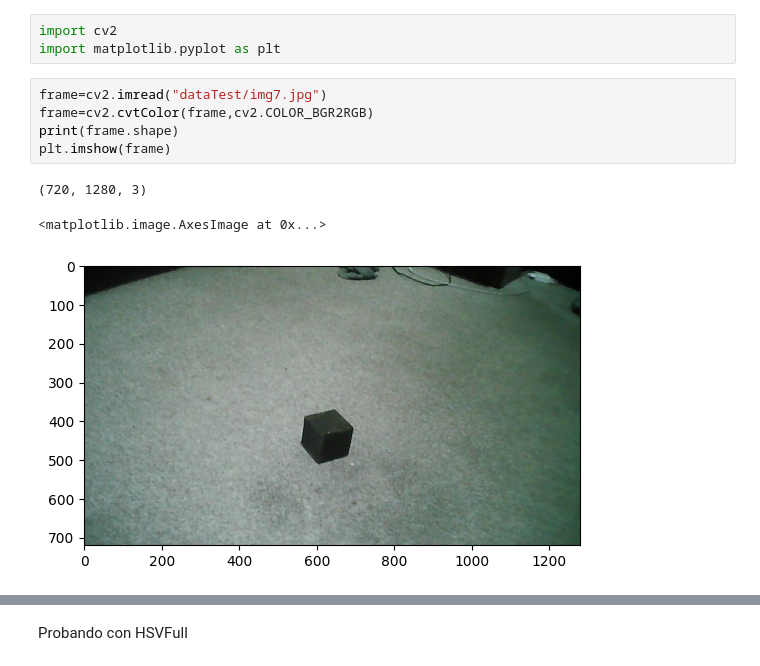
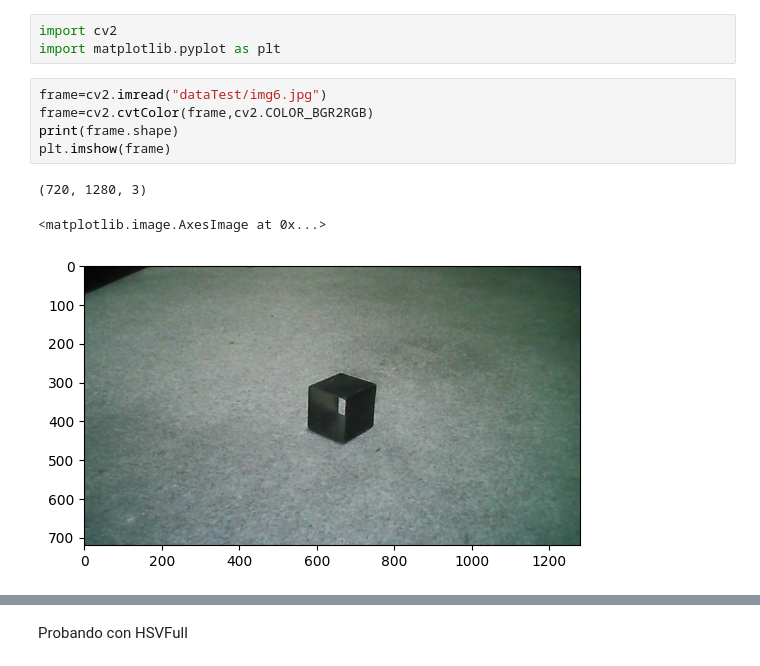
Before and after one commit to 97hackbrian/Seeker_ComputerVision, a Jupyter notebook: notebooks/data_acquisition.ipynb, the cells around one changed output, grey strips where cells are left out. Drawn from its saved outputs; the diff is of its cells as text.

```diff
--- a/notebooks/data_acquisition.ipynb
+++ b/notebooks/data_acquisition.ipynb
@@ -4,11 +4,11 @@
 import cv2
 import matplotlib.pyplot as plt
 # %%
-frame=cv2.imread("dataTest/img7.jpg")
+frame=cv2.imread("dataTest/img6.jpg")
 frame=cv2.cvtColor(frame,cv2.COLOR_BGR2RGB)
 print(frame.shape)
 plt.imshow(frame)
 # %% [output]
 (720, 1280, 3)
 <matplotlib.image.AxesImage at 0x...>
-[figure, old version]
+[figure, new version]
```
Also changed, not shown: parts of 14 cells of this notebook.
